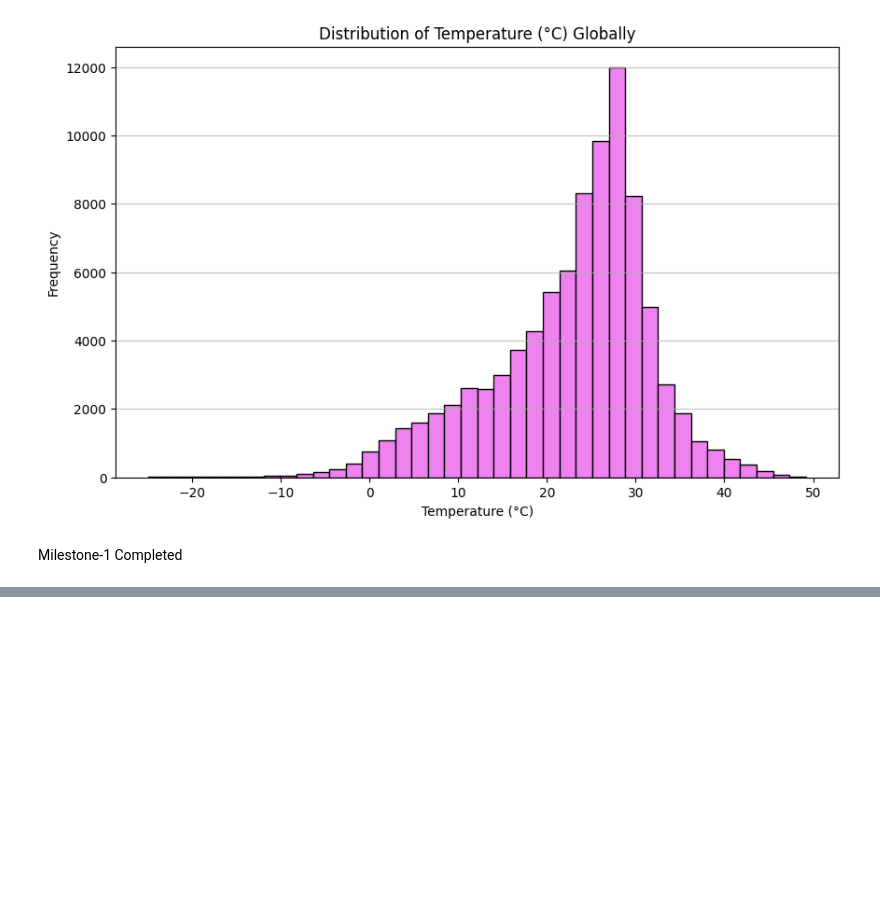
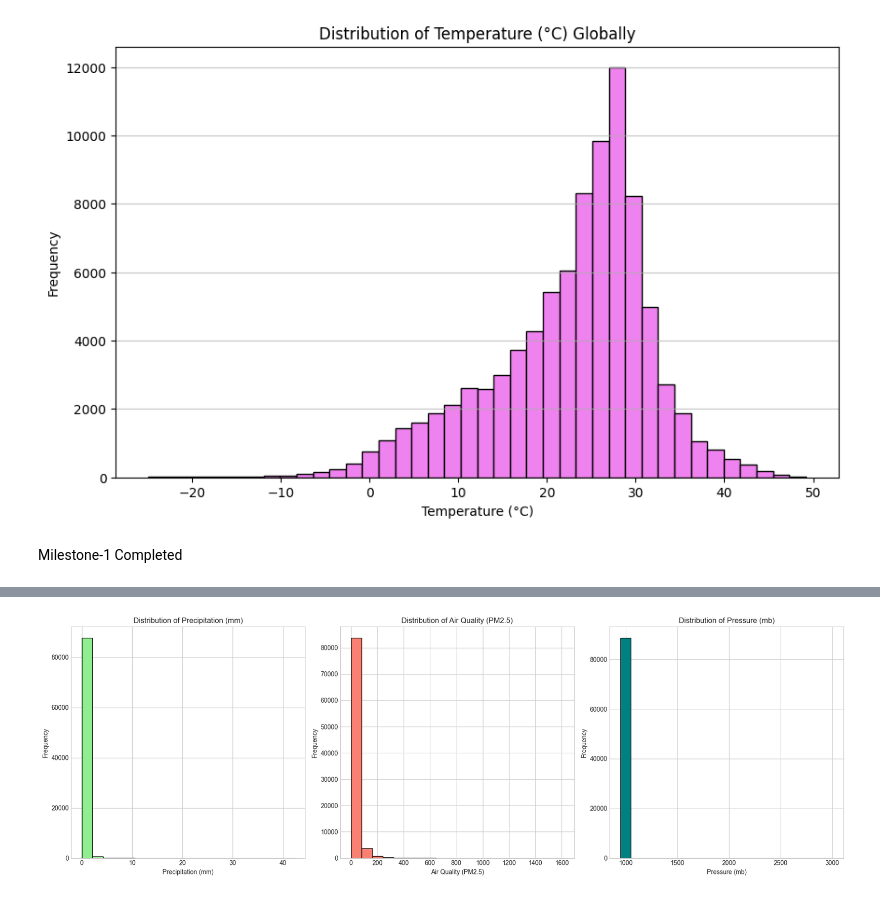
Before and after one commit to kushmita-yadav/DV-Climatescope-Kushmita, a Jupyter notebook: mls-1.climatescope.ipynb, the cells around one changed output, grey strips where cells are left out. Saved outputs shown, nothing was run; the diff lists cells and outputs as text; code cells hidden in the pictures; blank space fills up the shorter version.

```diff
--- a/mls-1.climatescope.ipynb
+++ b/mls-1.climatescope.ipynb
@@ -300,0 +435,26 @@ Milestone-1 Completed
+# %%
+# Create a figure with a 3 grids of subplots
+fig, axes = plt.subplots(nrows=1, ncols=3, figsize=(18, 6))
+
+# Histogram for Precipitation
+axes[0].hist(df['precip_mm'], bins=20, color='lightgreen', edgecolor='black')
+axes[0].set_title('Distribution of Precipitation (mm)')
+axes[0].set_xlabel('Precipitation (mm)')
+axes[0].set_ylabel('Frequency')
+
+# Histogram for Air Quality (PM2.5)
+axes[1].hist(df['air_quality_PM2.5'], bins=20, color='salmon', edgecolor='black')
+axes[1].set_title('Distribution of Air Quality (PM2.5)')
+axes[1].set_xlabel('Air Quality (PM2.5)')
+axes[1].set_ylabel('Frequency')
+
+# Histogram for Pressure
+axes[2].hist(df['pressure_mb'], bins=20, color='teal', edgecolor='black')
+axes[2].set_title('Distribution of Pressure (mb)')
+axes[2].set_xlabel('Pressure (mb)')
+axes[2].set_ylabel('Frequency')
+
+plt.tight_layout()
+plt.show()
+# %% [output]
+[figure, added]
```
Also changed, not shown: parts of 21 cells of this notebook.
